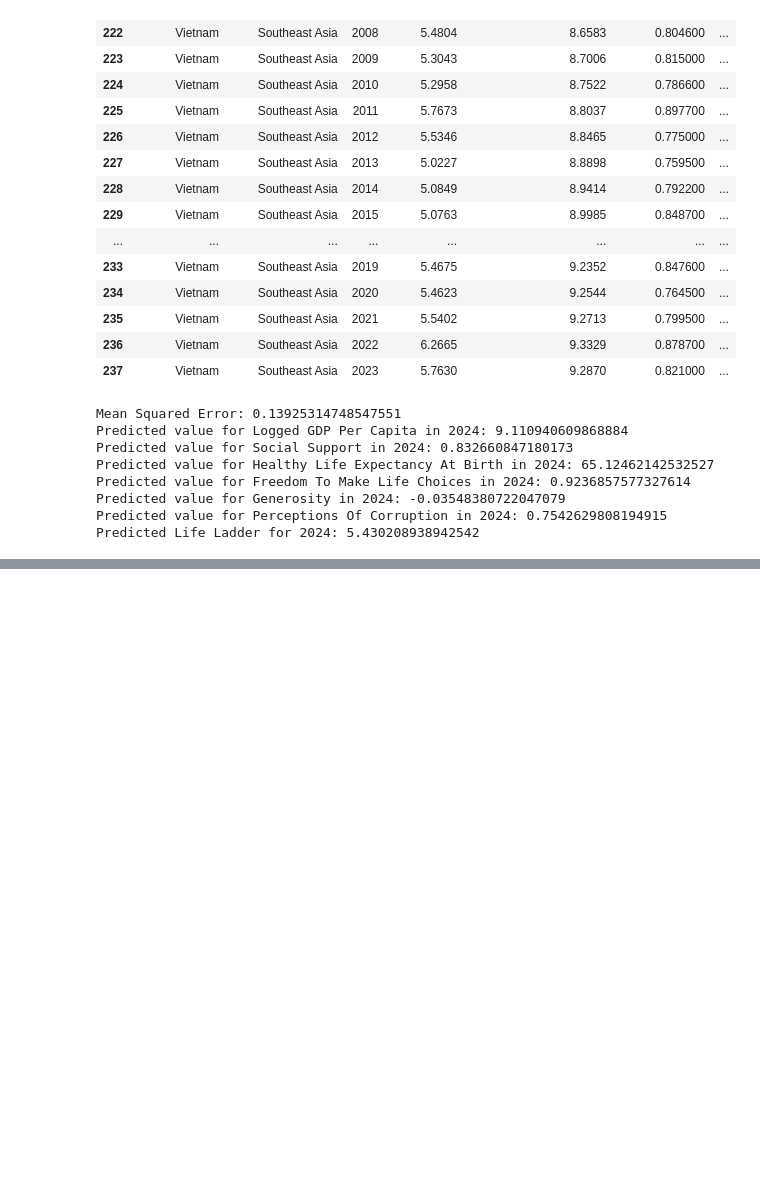
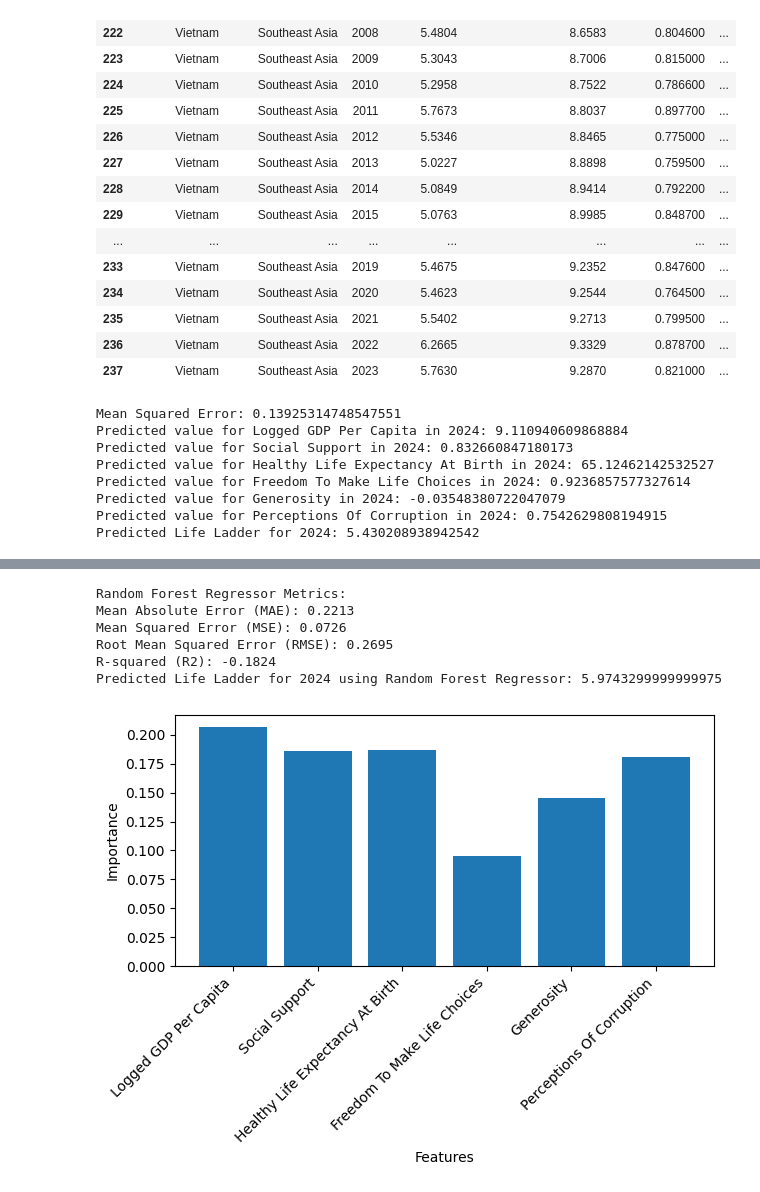
Before and after one commit to dinhthanhnam/Happiness-Report-2005-2023, a Jupyter notebook: happiness report.ipynb, the cells around one changed output, grey strips where cells are left out. Drawn from its saved outputs; the diff is of its cells as text; code cells hidden in the pictures; blank space fills up the shorter version.

```diff
--- a/happiness report.ipynb
+++ b/happiness report.ipynb
@@ -213,0 +417,50 @@ Predicted Life Ladder for 2024: 5.680401229763163
+# %%
+from sklearn.ensemble import RandomForestRegressor
+
+# Tạo mô hình Random Forest Regressor
+forest_model = RandomForestRegressor(random_state=42)
+
+# Huấn luyện mô hình trên tập huấn luyện
+forest_model.fit(X_train, y_train)
+
+# Dự đoán trên tập kiểm tra
+forest_predictions = forest_model.predict(X_test)
+
+# Đánh giá mô hình Random Forest
+mae_forest = mean_absolute_error(y_test, forest_predictions)
+mse_forest = mean_squared_error(y_test, forest_predictions)
+rmse_forest = np.sqrt(mse_forest)
+r2_forest = r2_score(y_test, forest_predictions)
+
+print("Random Forest Regressor Metrics:")
+print(f'Mean Absolute Error (MAE): {mae_forest:.4f}')
+print(f'Mean Squared Error (MSE): {mse_forest:.4f}')
+print(f'Root Mean Squared Error (RMSE): {rmse_forest:.4f}')
+print(f'R-squared (R2): {r2_forest:.4f}')
+
+# Dự đoán Life Ladder cho năm 2024
+predicted_life_ladder_2024_sarimax = forest_model.predict(X_test_lr_2024)
+
+print(f'Predicted Life Ladder for 2024 using Random Forest Regressor: {predicted_life_ladder_2024_sarimax[0]}')
+# %% [output]
+Random Forest Regressor Metrics:
+Mean Absolute Error (MAE): 0.2213
+Mean Squared Error (MSE): 0.0726
+Root Mean Squared Error (RMSE): 0.2695
+R-squared (R2): -0.1824
+Predicted Life Ladder for 2024 using Random Forest Regressor: 5.9743299999999975
+# %%
+import matplotlib.pyplot as plt
+
+# Lấy tính chất quan trọng của biến từ mô hình
+feature_importances = forest_model.feature_importances_
+
+# Hiển thị biểu đồ cột về tính quan trọng của biến
+plt.bar(range(len(feature_importances)), feature_importances, tick_label=list(X_train.columns))
+plt.xlabel('Features')
+plt.ylabel('Importance')
+plt.xticks(rotation=45, ha='right')  # Xoay tên đặc trưng
+plt.tight_layout()
+plt.show()
+# %% [output]
+[figure, added]
```
Also changed, not shown: parts of 16 cells of this notebook, 2 other files.
